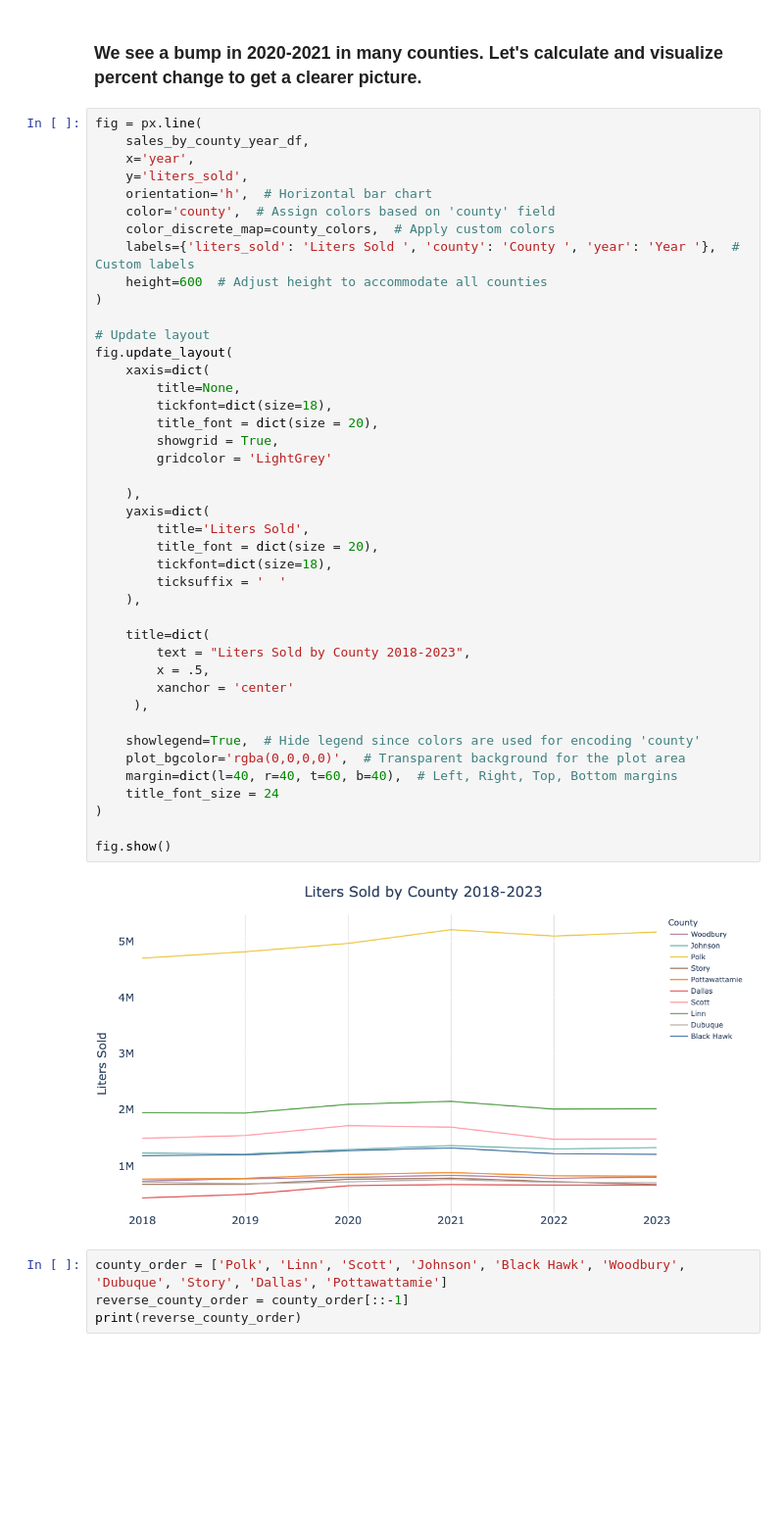
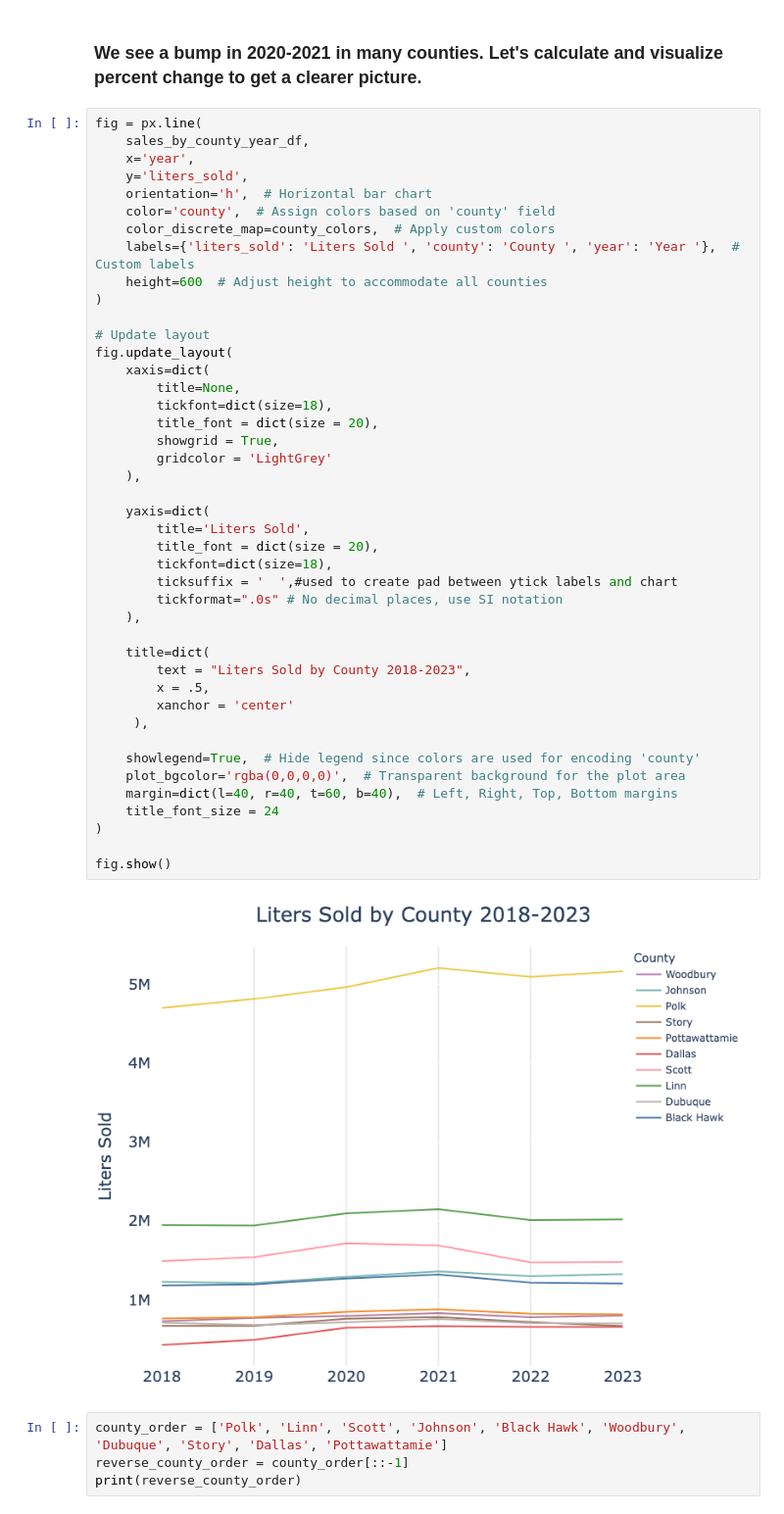
Before and after one commit to amoutafian/iowa_liquor_project, a Jupyter notebook: Iowa _liquor_exploratory_analysis.ipynb, the cells around one changed output. Shown at 98% size. Drawn from its saved outputs; the diff is of its cells as text; blank space fills up the shorter version.

```diff
--- a/Iowa _liquor_exploratory_analysis.ipynb
+++ b/Iowa _liquor_exploratory_analysis.ipynb
@@ -391,36 +395,37 @@ fig = px.line(
 
 # Update layout
 fig.update_layout(
     xaxis=dict(
         title=None,
         tickfont=dict(size=18),
         title_font = dict(size = 20),
         showgrid = True,
         gridcolor = 'LightGrey'
+    ),
 
-    ),
     yaxis=dict(
         title='Liters Sold',
         title_font = dict(size = 20),
         tickfont=dict(size=18),
-        ticksuffix = '  '
+        ticksuffix = '  ',#used to create pad between ytick labels and chart
+        tickformat=".0s" # No decimal places, use SI notation
     ),
 
     title=dict(
         text = "Liters Sold by County 2018-2023",
         x = .5,
         xanchor = 'center'
      ),
 
     showlegend=True,  # Hide legend since colors are used for encoding 'county'
     plot_bgcolor='rgba(0,0,0,0)',  # Transparent background for the plot area
     margin=dict(l=40, r=40, t=60, b=40),  # Left, Right, Top, Bottom margins
     title_font_size = 24
 )
 
 fig.show()
 # %% [output]
-[figure, old version]
+[figure, new version]
 # %%
 county_order = ['Polk', 'Linn', 'Scott', 'Johnson', 'Black Hawk', 'Woodbury', 'Dubuque', 'Story', 'Dallas', 'Pottawattamie']
 reverse_county_order = county_order[::-1]
```
Also changed, not shown: parts of 5 cells of this notebook, 1 other file.
